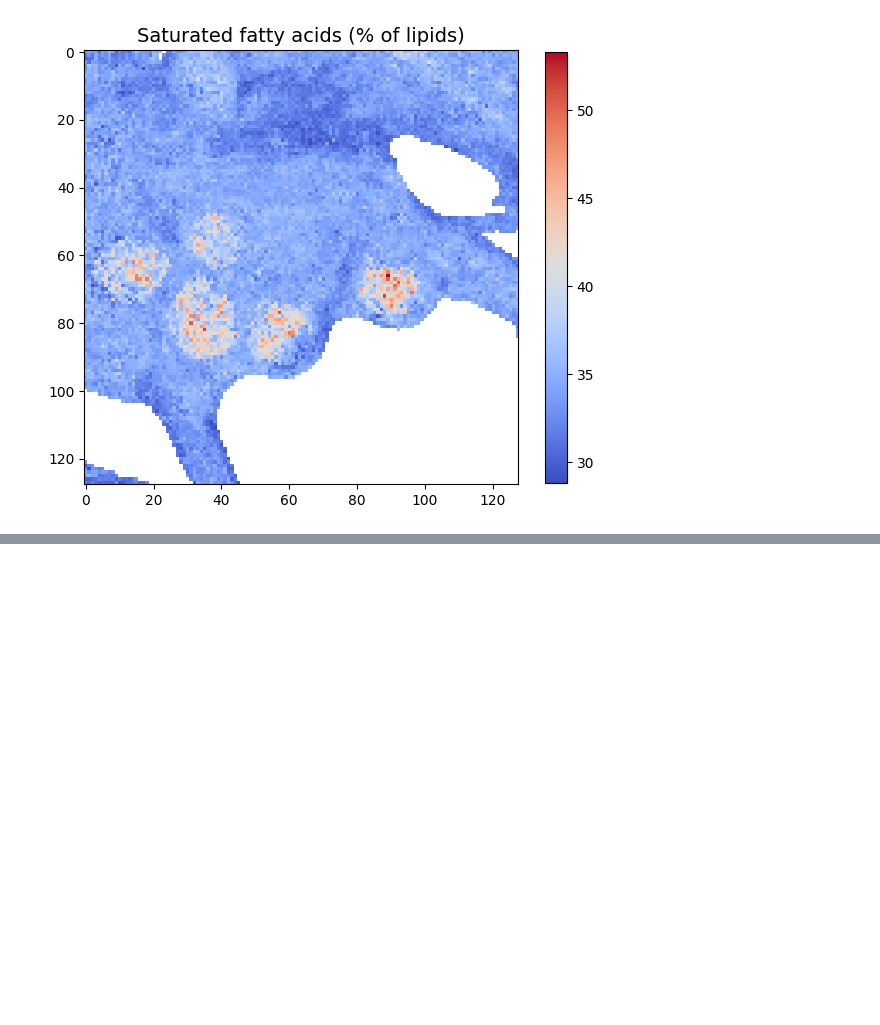
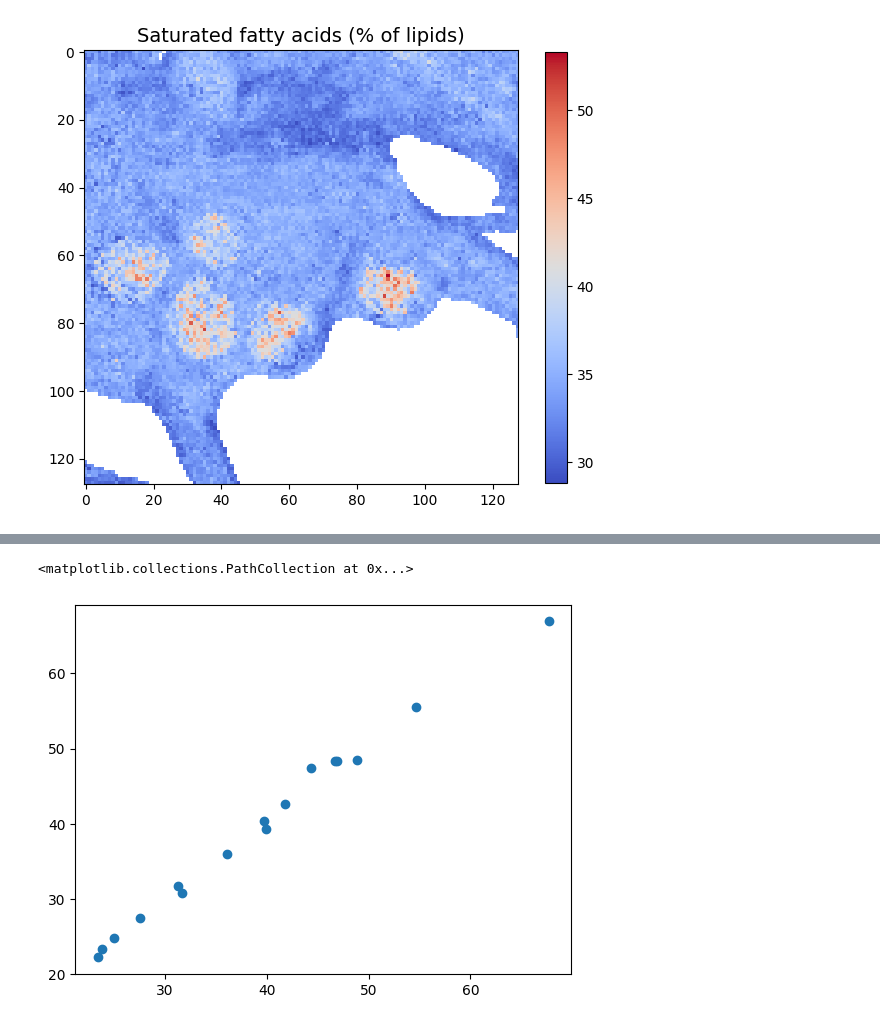
Before and after one commit to eirikama/microcalir, a Jupyter notebook: microcalibration_example.ipynb, the cells around one changed output, grey strips where cells are left out. Cells and saved outputs as stored; diff of their text form; code cells hidden in the pictures; blank space fills up the shorter version.

```diff
--- a/microcalibration_example.ipynb
+++ b/microcalibration_example.ipynb
@@ -128,0 +400,29 @@ plt.show()
+# %%
+import simulation
+from models.microcal_models import CalibrationModel
+
+emsc_range = np.array([
+             [0.9, 1.1],
+             [.0, .05],
+             [-0.001, 0.0001],
+             [-0.00005, 0.00005]])
+
+
+max_noise = 0.001
+
+device = torch.device("cuda" if torch.cuda.is_available() else "cpu")
+cal_model = CalibrationModel(out_layers=1).to(device).float()
+cal_model.train()
+
+lr = 1e-4
+epochs = 10
+batch_size = 8
+
+objective_function = torch.nn.MSELoss()
+optimizer = torch.optim.RMSprop(cal_model.parameters(), lr=lr)
+
+data = np.load('../lipid_hts_wn.npz')
+
+macro_spectra = data['hts']
+reference_analysis = data['lipid']
+wn = data['wn']
@@ -128,0 +449,4 @@ plt.show()
+# %%
+mc_model = CalibrationModel(out_layers=1).to(device);
+mc_model.load_state_dict(torch.load('weights/pred_lipid.t7', weights_only=True))
+mc_model.eval();
@@ -128,0 +457,12 @@ plt.show()
+# %%
+data = np.load('../lipid_hts_wn.npz')
+
+macro_spectra = data['hts']
+reference_analysis = data['lipid']
+wn = data['wn']
+
+input_tensor = torch.from_numpy(macro_spectra.copy()).to(device).float().unsqueeze(1)
+plt.scatter(mc_model(input_tensor).detach().cpu().numpy(), reference_analysis)
+# %% [output]
+<matplotlib.collections.PathCollection at 0x...>
+[figure, added]
```
Also changed, not shown: parts of 17 cells of this notebook, 5 other files.
